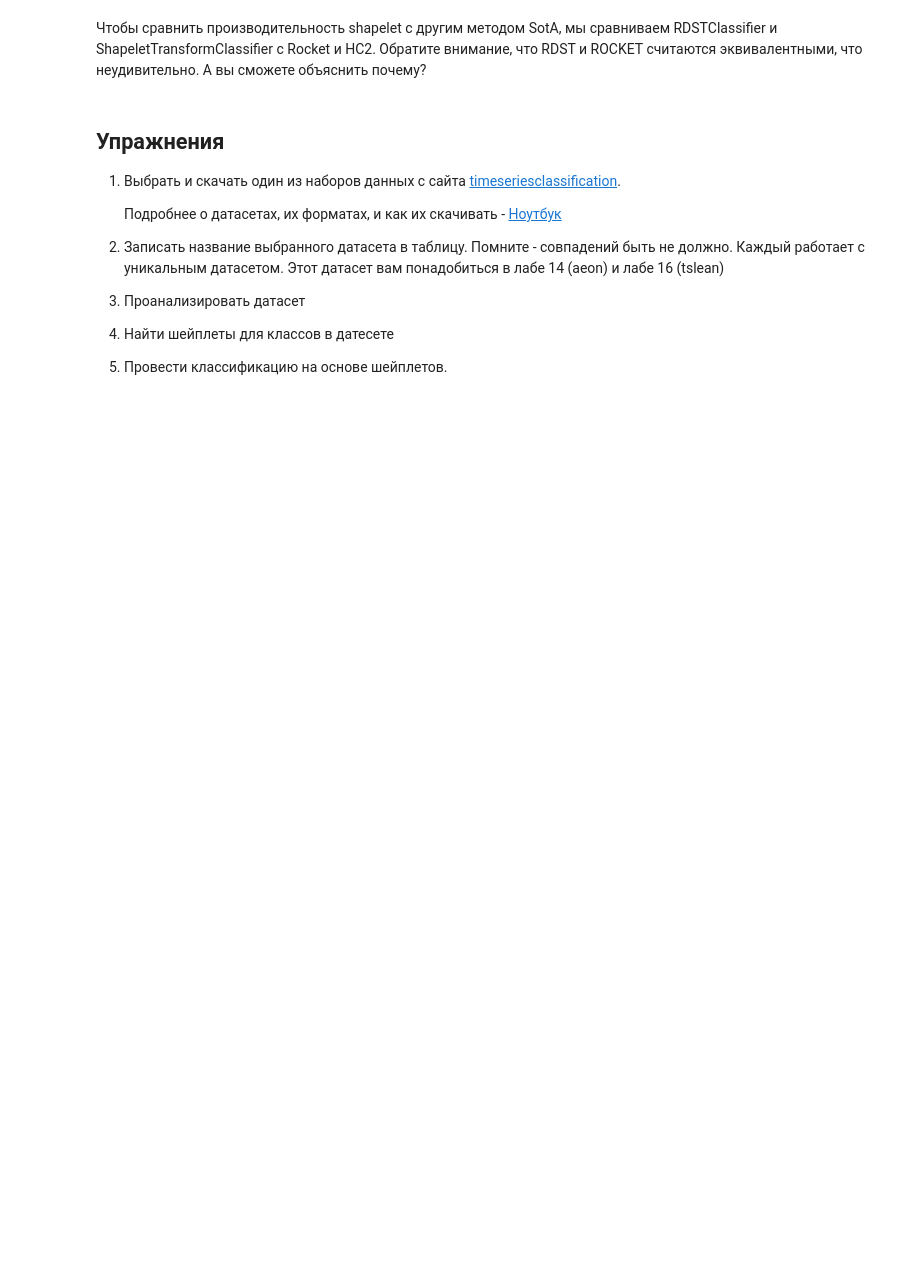
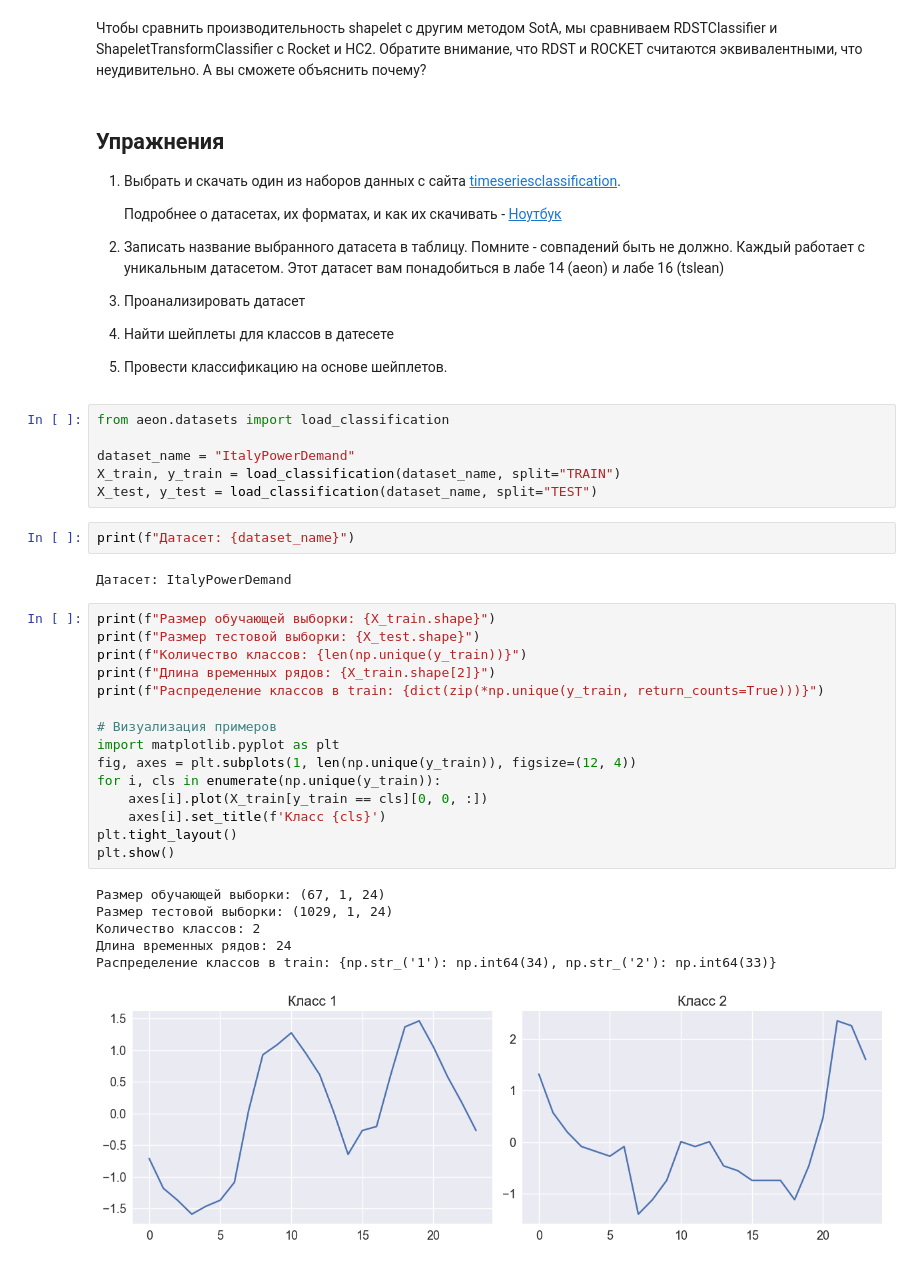
Before and after one commit to RinatHar/TimeSeries, a Jupyter notebook: 9 shaplets.ipynb, the cells around one changed output. Cells and saved outputs as stored; diff of their text form; blank space fills up the shorter version.

```diff
--- a/9 shaplets.ipynb
+++ b/9 shaplets.ipynb
@@ -242,3 +267,35 @@ plot_critical_difference(results, names)
 4. Найти шейплеты для классов в датесете
 
 5. Провести классификацию на основе шейплетов.
+# %%
+from aeon.datasets import load_classification
+
+dataset_name = "ItalyPowerDemand"
+X_train, y_train = load_classification(dataset_name, split="TRAIN")
+X_test, y_test = load_classification(dataset_name, split="TEST")
+# %%
+print(f"Датасет: {dataset_name}")
+# %% [output]
+Датасет: ItalyPowerDemand
+# %%
+print(f"Размер обучающей выборки: {X_train.shape}")
+print(f"Размер тестовой выборки: {X_test.shape}")
+print(f"Количество классов: {len(np.unique(y_train))}")
+print(f"Длина временных рядов: {X_train.shape[2]}")
+print(f"Распределение классов в train: {dict(zip(*np.unique(y_train, return_counts=True)))}")
+
+# Визуализация примеров
+import matplotlib.pyplot as plt
+fig, axes = plt.subplots(1, len(np.unique(y_train)), figsize=(12, 4))
+for i, cls in enumerate(np.unique(y_train)):
+    axes[i].plot(X_train[y_train == cls][0, 0, :])
+    axes[i].set_title(f'Класс {cls}')
+plt.tight_layout()
+plt.show()
+# %% [output]
+Размер обучающей выборки: (67, 1, 24)
+Размер тестовой выборки: (1029, 1, 24)
+Количество классов: 2
+Длина временных рядов: 24
+Распределение классов в train: {np.str_('1'): np.int64(34), np.str_('2'): np.int64(33)}
+[figure, added]
```
Also changed, not shown: parts of 9 cells of this notebook, 11 other files.
